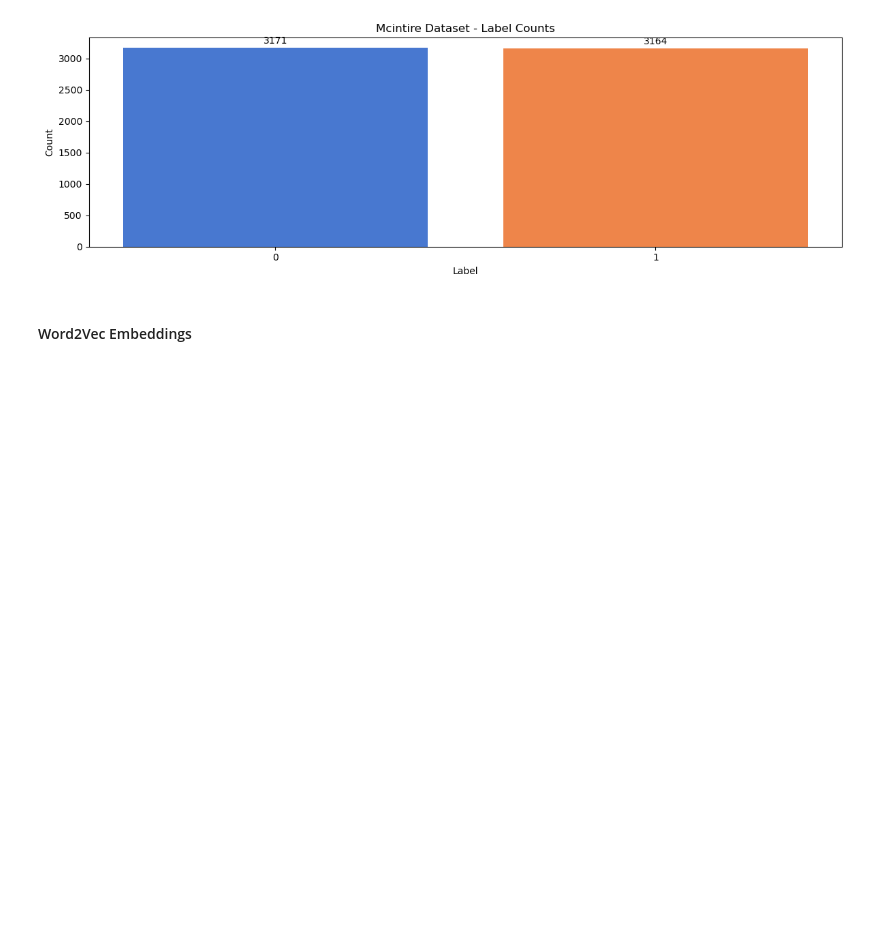
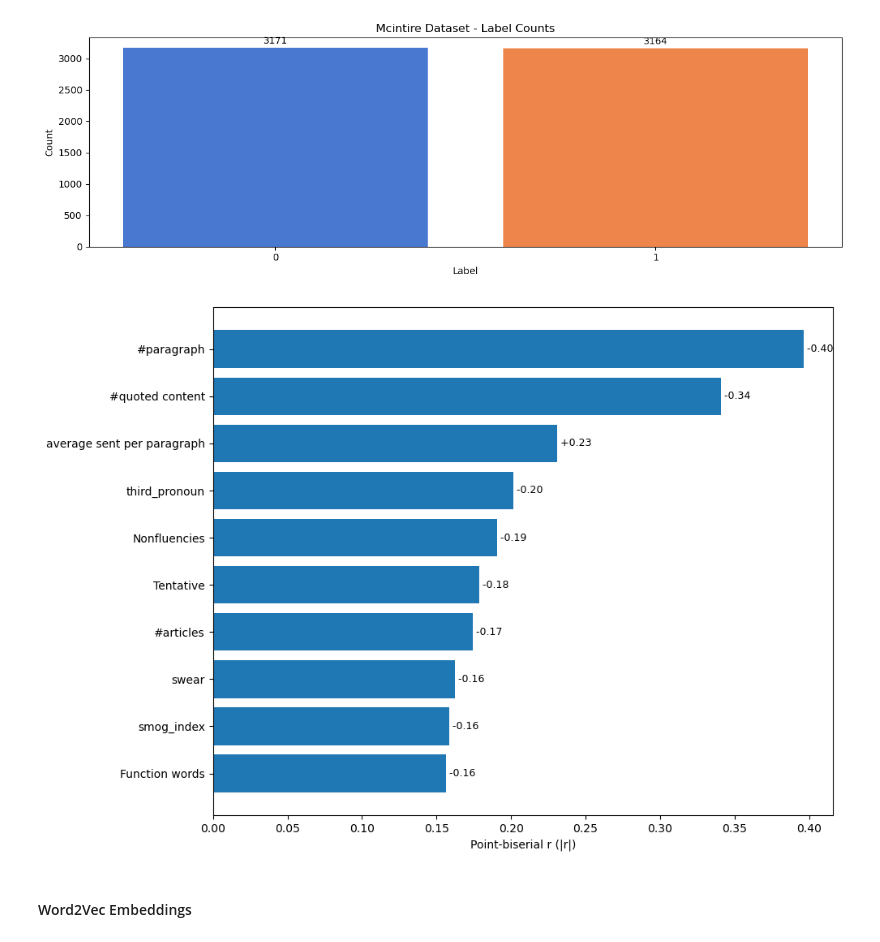
Before and after one commit to fahadthakur/mxn442-assignment2, a Jupyter notebook: fake_news_classifier.ipynb, the cells around one changed output. Drawn from its saved outputs; the diff is of its cells as text; code cells hidden in the pictures; blank space fills up the shorter version.

```diff
--- a/fake_news_classifier.ipynb
+++ b/fake_news_classifier.ipynb
@@ -587,6 +648,10 @@ plt.tight_layout()
 plt.show()
 # %% [output]
 [figure]
+# %%
+plot_top_linguistic_features(mcinter_lf, mcinter_y, top_n=10)
+# %% [output]
+[figure, added]
 # %% [markdown]
 #### Word2Vec Embeddings
 # %%
```
Also changed, not shown: parts of 37 cells of this notebook, 2 other files.
